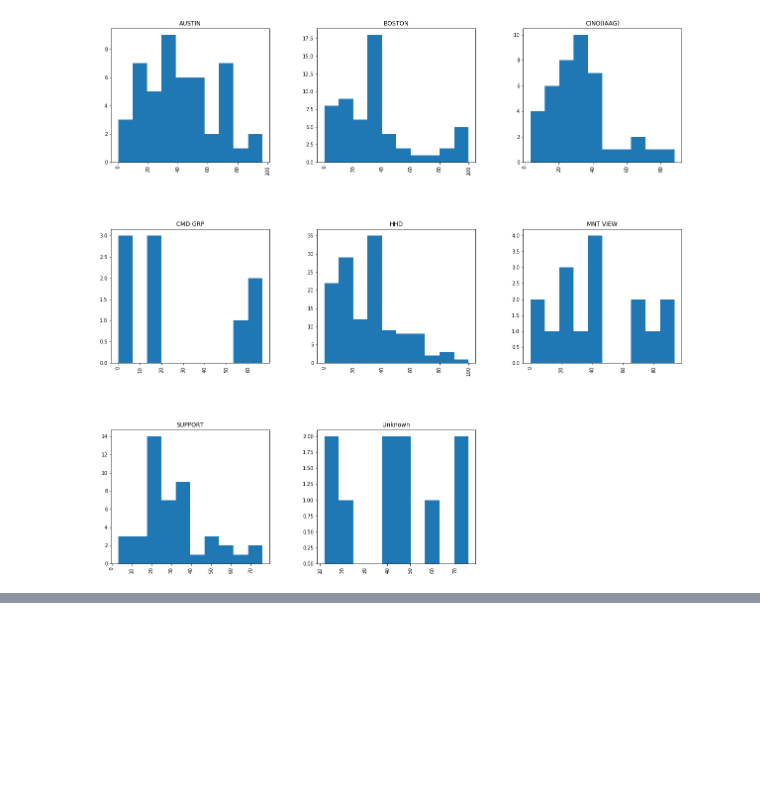
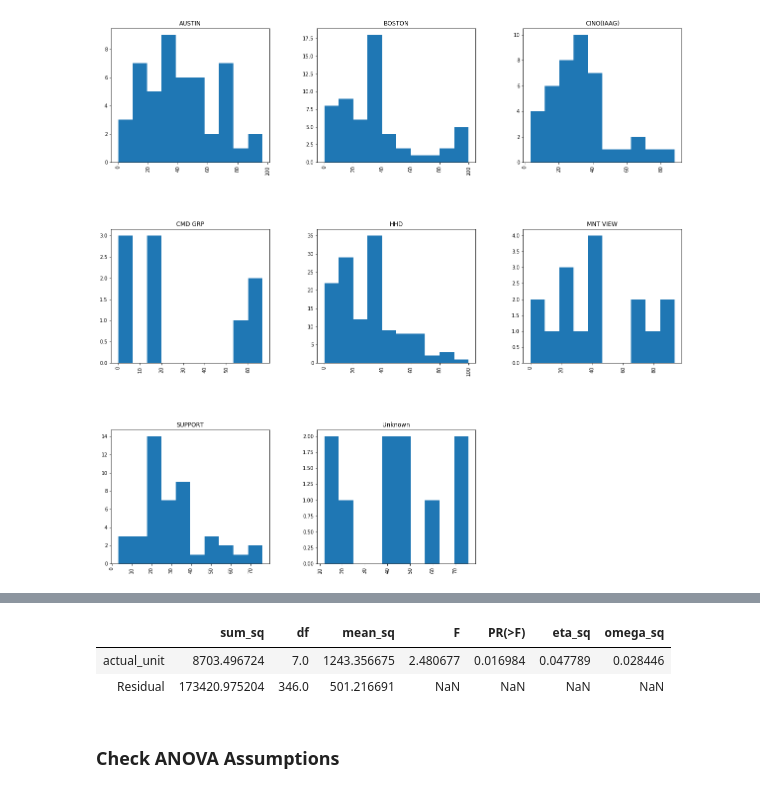
Before and after one commit to sstarr1879/readiness_score, a Jupyter notebook: multicomparison.ipynb, the cells around one changed output, grey strips where cells are left out. Saved outputs shown, nothing was run; the diff lists cells and outputs as text; code cells hidden in the pictures; blank space fills up the shorter version.

```diff
--- a/multicomparison.ipynb
+++ b/multicomparison.ipynb
@@ -198,0 +241,19 @@ from statsmodels.stats.multicomp import pairwise_tukeyhsd, MultiComparison
+# %%
+def anova_table(aov):
+    aov['mean_sq'] = aov[:]['sum_sq']/aov[:]['df']
+
+    aov['eta_sq'] = aov[:-1]['sum_sq']/sum(aov['sum_sq'])
+
+    aov['omega_sq'] = (aov[:-1]['sum_sq']-(aov[:-1]['df']*aov['mean_sq'][-1]))/(sum(aov['sum_sq'])+aov['mean_sq'][-1])
+
+    cols = ['sum_sq', 'df', 'mean_sq', 'F', 'PR(>F)', 'eta_sq', 'omega_sq']
+    aov = aov[cols]
+    return aov
+
+anova_table(aov_table)
+# %% [output]
+|  | sum_sq | df | mean_sq | F | PR(>F) | eta_sq | omega_sq |
+| actual_unit | 8703.496724 | 7.0 | 1243.356675 | 2.480677 | 0.016984 | 0.047789 | 0.028446 |
+| Residual | 173420.975204 | 346.0 | 501.216691 | NaN | NaN | NaN | NaN |
+# %% [markdown]
+### Check ANOVA Assumptions
```
Also changed, not shown: parts of 29 cells of this notebook.
